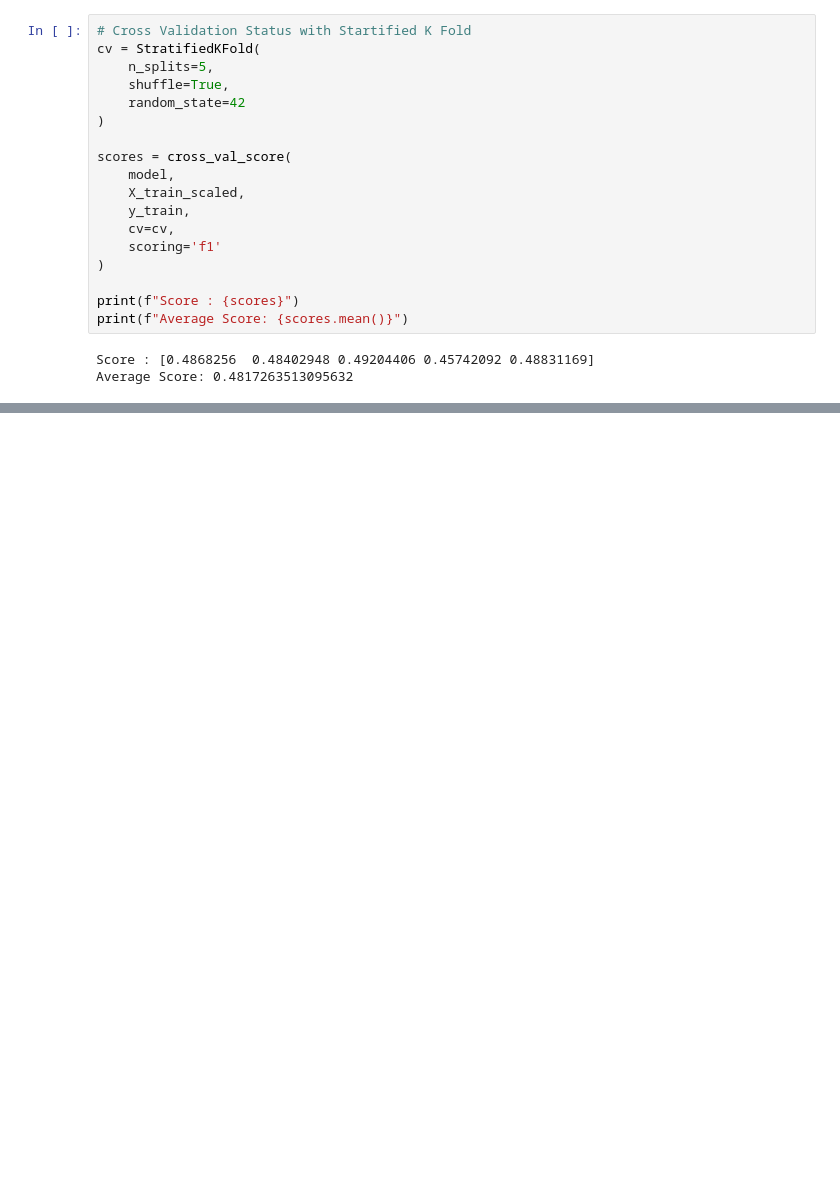
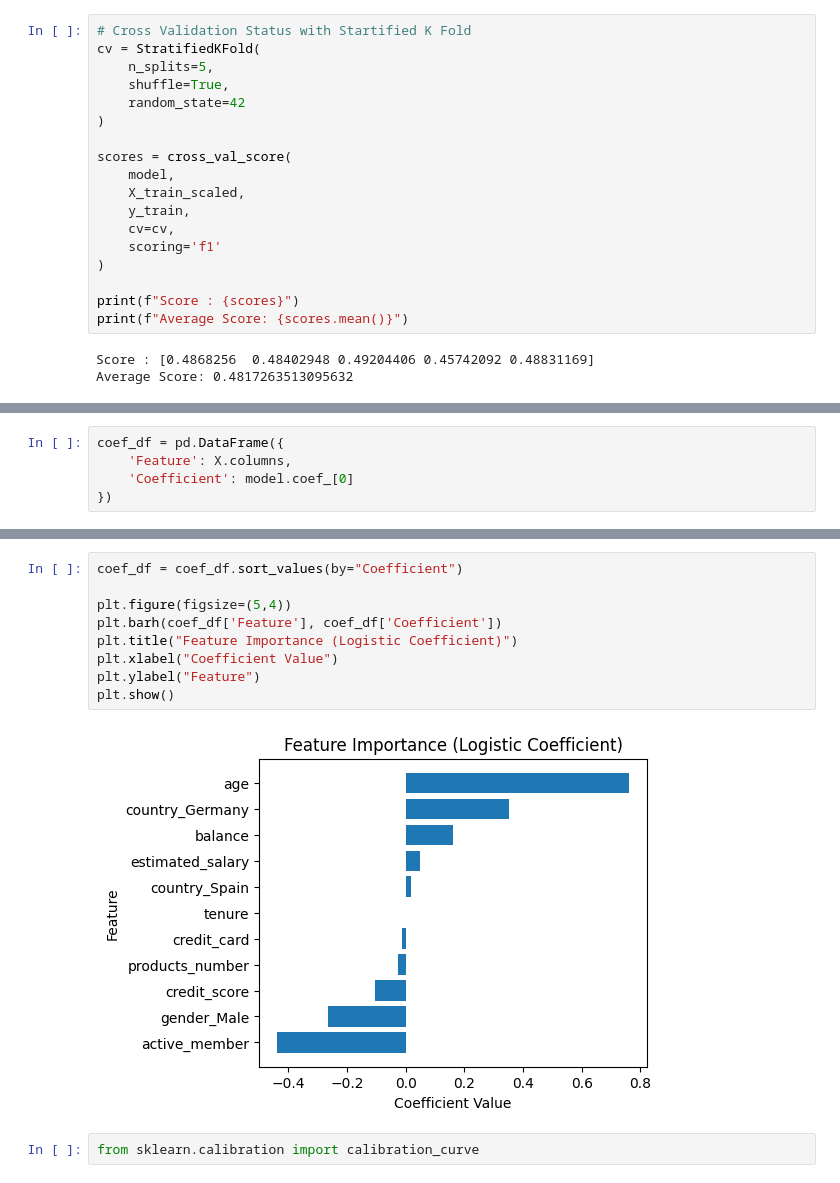
Before and after one commit to NaimPro-tech/Bank_Churn_Prediction_System, a Jupyter notebook: bank_customer_churn.ipynb, the cells around one changed output, grey strips where cells are left out. Drawn from its saved outputs; the diff is of its cells as text; blank space fills up the shorter version.

```diff
--- a/bank_customer_churn.ipynb
+++ b/bank_customer_churn.ipynb
@@ -377,0 +488,5 @@ Average Score: 0.4817263513095632
+# %%
+coef_df = pd.DataFrame({
+    'Feature': X.columns,
+    'Coefficient': model.coef_[0]
+})
@@ -377,0 +497,13 @@ Average Score: 0.4817263513095632
+# %%
+coef_df = coef_df.sort_values(by="Coefficient")
+
+plt.figure(figsize=(5,4))
+plt.barh(coef_df['Feature'], coef_df['Coefficient'])
+plt.title("Feature Importance (Logistic Coefficient)")
+plt.xlabel("Coefficient Value")
+plt.ylabel("Feature")
+plt.show()
+# %% [output]
+[figure, added]
+# %%
+from sklearn.calibration import calibration_curve
```
Also changed, not shown: parts of 22 cells of this notebook.
